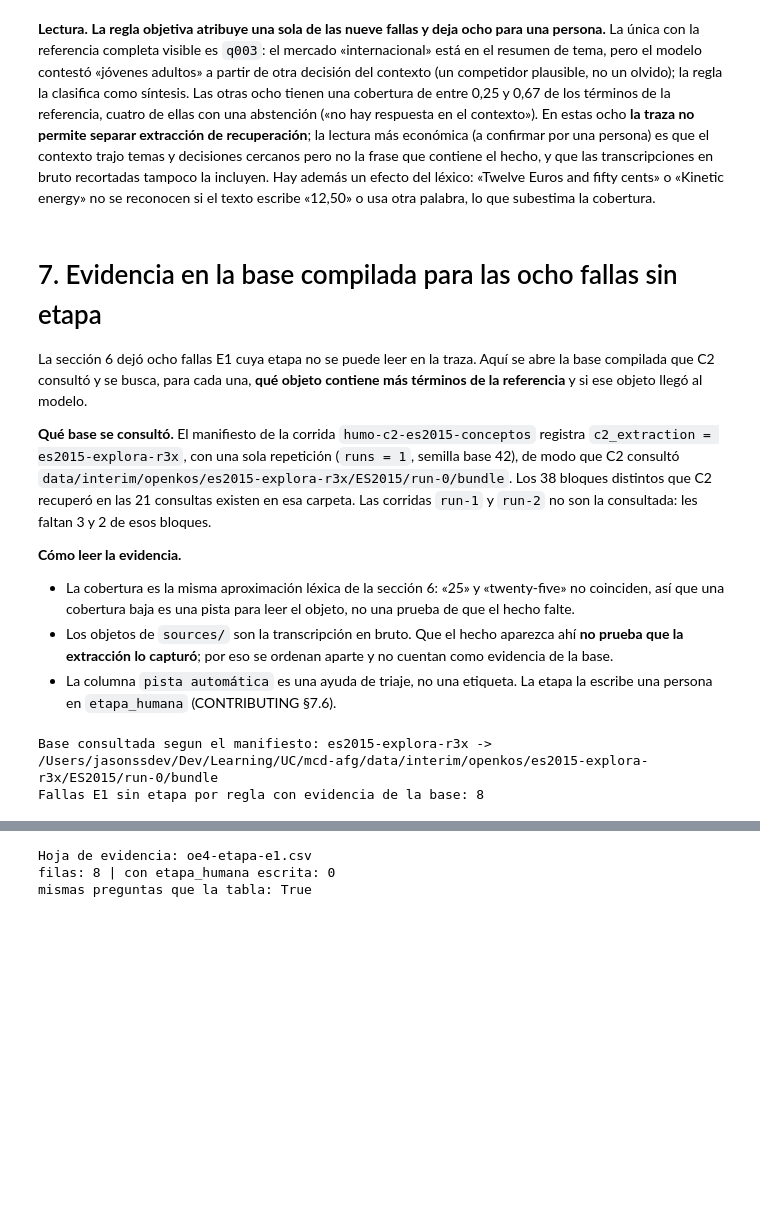
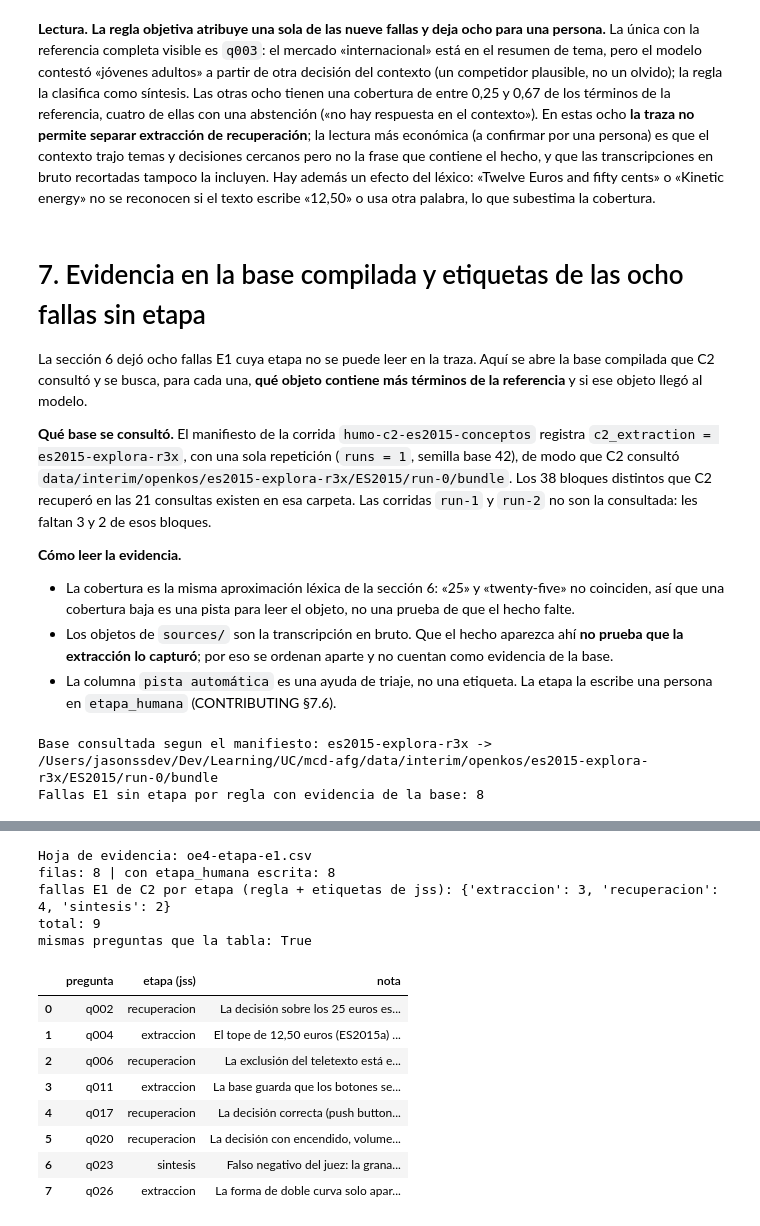
Before and after one commit to jasonssdev/mcd-afg, a Jupyter notebook: notebooks/16-jss-c2-fuentes-e1.ipynb, the cells around one changed output, grey strips where cells are left out. Saved outputs shown, nothing was run; the diff lists cells and outputs as text; code cells hidden in the pictures; blank space fills up the shorter version.

```diff
--- a/notebooks/16-jss-c2-fuentes-e1.ipynb
+++ b/notebooks/16-jss-c2-fuentes-e1.ipynb
@@ -357,7 +357,7 @@ las transcripciones en bruto recortadas tampoco la incluyen. Hay además un efec
 «Twelve Euros and fifty cents» o «Kinetic energy» no se reconocen si el texto escribe «12,50» o
 usa otra palabra, lo que subestima la cobertura.
 # %% [markdown]
-# 7. Evidencia en la base compilada para las ocho fallas sin etapa
+# 7. Evidencia en la base compilada y etiquetas de las ocho fallas sin etapa
 
 La sección 6 dejó ocho fallas E1 cuya etapa no se puede leer en la traza. Aquí se abre la base
 compilada que C2 consultó y se busca, para cada una, **qué objeto contiene más términos de la
@@ -441,6 +442,9 @@ if SHEET.exists():
         "| con etapa_humana escrita:",
         sum(bool(r["etapa_humana"]) for r in sheet),
     )
+    STAGES = count_stages(["sintesis" for e in EVIDENCE if e.rule_stage is not None], sheet)
+    print("fallas E1 de C2 por etapa (regla + etiquetas de jss):", STAGES)
+    print("total:", sum(STAGES.values()))
     print(
         "mismas preguntas que la tabla:",
         [r["pregunta_id"] for r in sheet] == [r["pregunta_id"] for r in BASE_ROWS],
@@ -449,6 +453,29 @@ else:
     print("Aun no existe la hoja. Se crea con `uv run afg experiment b-oe4-sheet`.")
 # %% [output]
 Hoja de evidencia: oe4-etapa-e1.csv
-filas: 8 | con etapa_humana escrita: 0
+filas: 8 | con etapa_humana escrita: 8
+fallas E1 de C2 por etapa (regla + etiquetas de jss): {'extraccion': 3, 'recuperacion': 4, 'sintesis': 2}
+total: 9
 mismas preguntas que la tabla: True
+# %%
+pd.DataFrame(
+    [
+        {
+            "pregunta": r["pregunta_id"].rsplit(".", 1)[-1],
+            "etapa (jss)": r["etapa_humana"],
+            "nota": r["nota"],
+        }
+        for r in sheet
+    ]
+)
+# %% [output]
+|  | pregunta | etapa (jss) | nota |
+| 0 | q002 | recuperacion | La decisión sobre los 25 euros es... |
+| 1 | q004 | extraccion | El tope de 12,50 euros (ES2015a) ... |
+| 2 | q006 | recuperacion | La exclusión del teletexto está e... |
+| 3 | q011 | extraccion | La base guarda que los botones se... |
+| 4 | q017 | recuperacion | La decisión correcta (push button... |
+| 5 | q020 | recuperacion | La decisión con encendido, volume... |
+| 6 | q023 | sintesis | Falso negativo del juez: la grana... |
+| 7 | q026 | extraccion | La forma de doble curva solo apar... |
 # %% [markdown]
```
Also changed, not shown: parts of 6 cells of this notebook, 3 other files.
